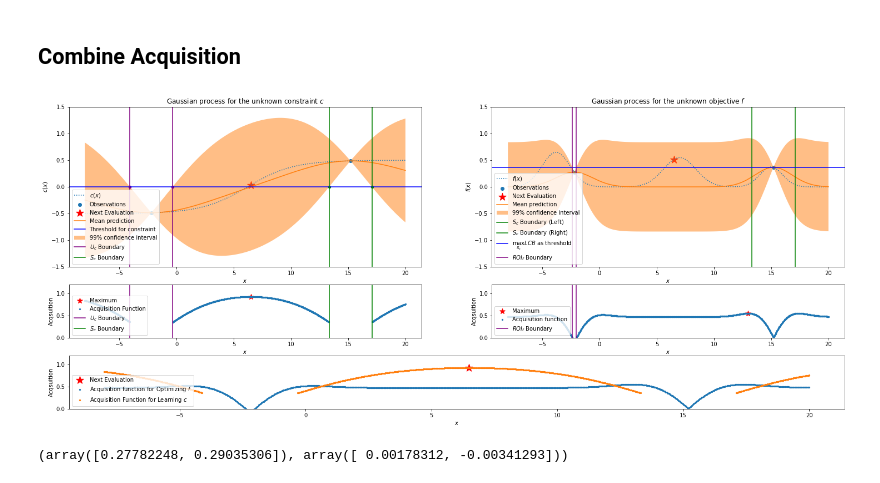
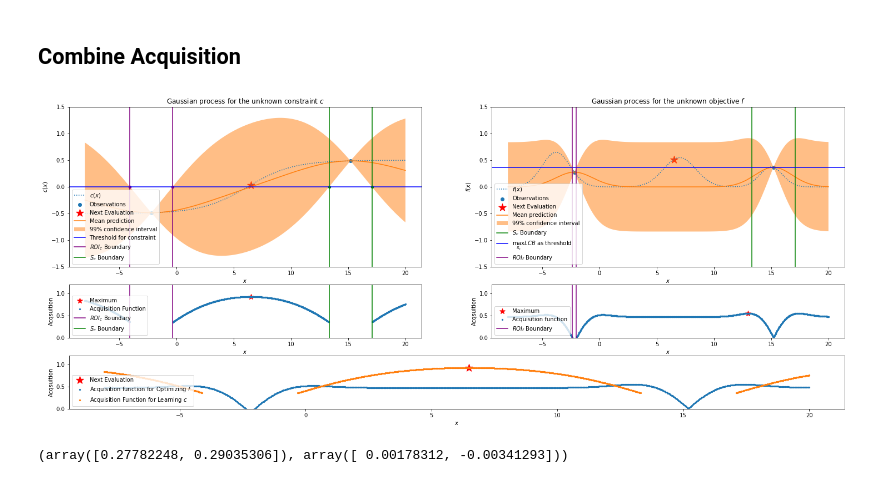
Before and after one commit to SchroDeCat/ConstrainedBO, a Jupyter notebook: visualize_cbo_noisy_targets.ipynb, the cells around one changed output. Drawn from its saved outputs; the diff is of its cells as text; code cells hidden in the pictures.

```diff
--- a/visualize_cbo_noisy_targets.ipynb
+++ b/visualize_cbo_noisy_targets.ipynb
@@ -278,7 +278,6 @@ plt.plot(X, yc, label=r"$c(x)$", linestyle="dotted")
 plt.scatter(X_train, c_train, label="Observations")
 plt.scatter(X[next_idx], yc[next_idx], s=200, c='red', marker='*', label="Next Evaluation")
 plt.plot(X, mean_prediction_c, label="Mean prediction")
-plt.axhline(y = 0, color = 'blue', linestyle = '-', label='Threshold for constraint')
 plt.fill_between(
     X.ravel(),
     lcb_c,
@@ -286,9 +285,10 @@ plt.fill_between(
     alpha=0.5,
     label=r"99% confidence interval",
 )
+plt.axhline(y = 0, color = 'blue', linestyle = '-', label='Threshold for constraint')
 plt.axvline(x = X[ucb_c_idx[0]], color = 'purple')
 plt.scatter(X[ucb_c_idx[0]], 0, s=20, color = 'purple',)
-plt.axvline(x = X[ucb_c_idx[1]], color = 'purple', label=r'$U_c$ Boundary')
+plt.axvline(x = X[ucb_c_idx[1]], color = 'purple', label=r'$ROI_c$ Boundary')
 plt.scatter(X[ucb_c_idx[1]], 0, s=20, color = 'purple')
 plt.axvline(x = X[lcb_c_idx[0]], color = 'green')
 plt.scatter(X[lcb_c_idx[0]], 0, s=20, color = 'green',)
@@ -315,8 +315,8 @@ plt.fill_between(
     label=r"99% confidence interval",
 )
 # label = r'$S_c$ Boundary'
-plt.axvline(x = sci_lb, color = 'green', label=r'$S_c$ Boundary (Left)')
-plt.axvline(x = sci_rb, color = 'green',  label=r'$S_c$ Boundary (Right)')
+plt.axvline(x = sci_lb, color = 'green', )
+plt.axvline(x = sci_rb, color = 'green',  label=r'$S_c$ Boundary')
 plt.axhline(y = lcb_max, color = 'blue', linestyle = '-', label=r'$\max_{S_c}{LCB}$ as threshold')
 
 #label = r'ROI_F Boundary"
@@ -338,35 +338,35 @@ plt.scatter(X[acq_c_filter], acq_c[acq_c_filter], label="Acquisition Function",
 plt.ylim(0, 1.2)
 plt.xlabel("$x$")
 plt.ylabel("Acqsuition")
 plt.axvline(x = X[ucb_c_idx[0]], color = 'purple')
-plt.axvline(x = X[ucb_c_idx[1]], color = 'purple', label=r'$U_c$ Boundary')
+plt.axvline(x = X[ucb_c_idx[1]], color = 'purple', label=r'$ROI_c$ Boundary')
 plt.axvline(x = X[lcb_c_idx[0]], color = 'green')
 plt.axvline(x = X[lcb_c_idx[1]], color = 'green', label=r'$S_c$ Boundary')
 plt.legend(loc='lower left')
 
 # plt.subplot(3,2,4)
 plt.subplot(gs[1,1])
 acqf_argmax = acq_f.argmax()
 plt.scatter(X[acqf_argmax], acq_f[acqf_argmax], s=100, c='red', marker='*', label="Maximum")
 plt.scatter(X, acq_f, label="Acquisition function", s=5)
 plt.axvline(x = X[ucb_f_idx[0]], color = 'purple')
 plt.axvline(x = X[ucb_f_idx[1]], color = 'purple', label=r"$ROI_f$ Boundary")
 plt.ylim(0, 1.2)
 plt.xlabel("$x$")
 plt.ylabel("Acqsuition")
 plt.legend(loc='lower left')
 
 plt.subplot(gs[2,:])
 plt.scatter(X[next_idx], acq_c[next_idx], s=200, c='red', marker='*', label="Next Evaluation")
 plt.scatter(X, acq_f, label=r"Acquisition function for Optimizing $f$", s=5)
 plt.scatter(X[acq_c_filter], acq_c[acq_c_filter], label=r"Acquisition Function for Learning $c$", s=5)
 plt.ylim(0, 1.2)
 plt.xlabel("$x$")
 plt.ylabel("Acqsuition")
 plt.legend(loc='lower left')
 plt.savefig('EG1d.pdf')
 # %% [output]
-[figure, old version]
+[figure, new version]
 # %%
 ucb_idx = np.argsort(np.abs(ucb))[:2]
 lcb_idx = np.argsort(np.abs(lcb))[:2]
```
